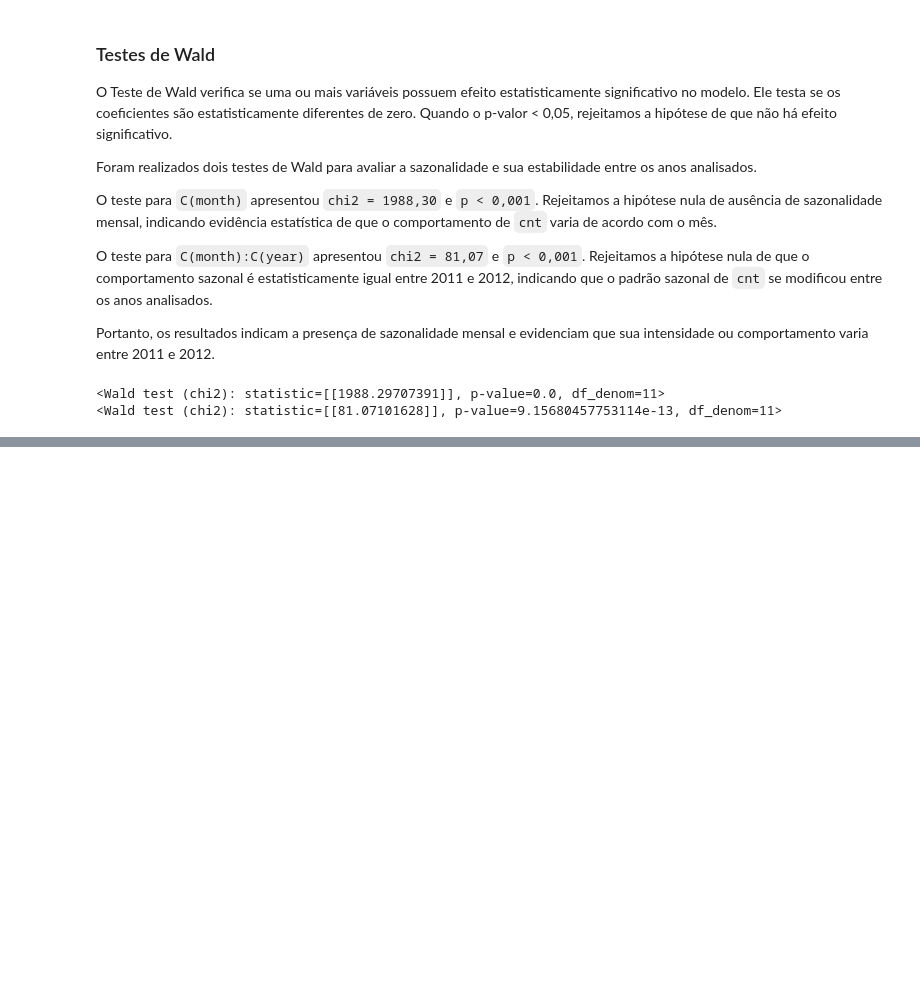
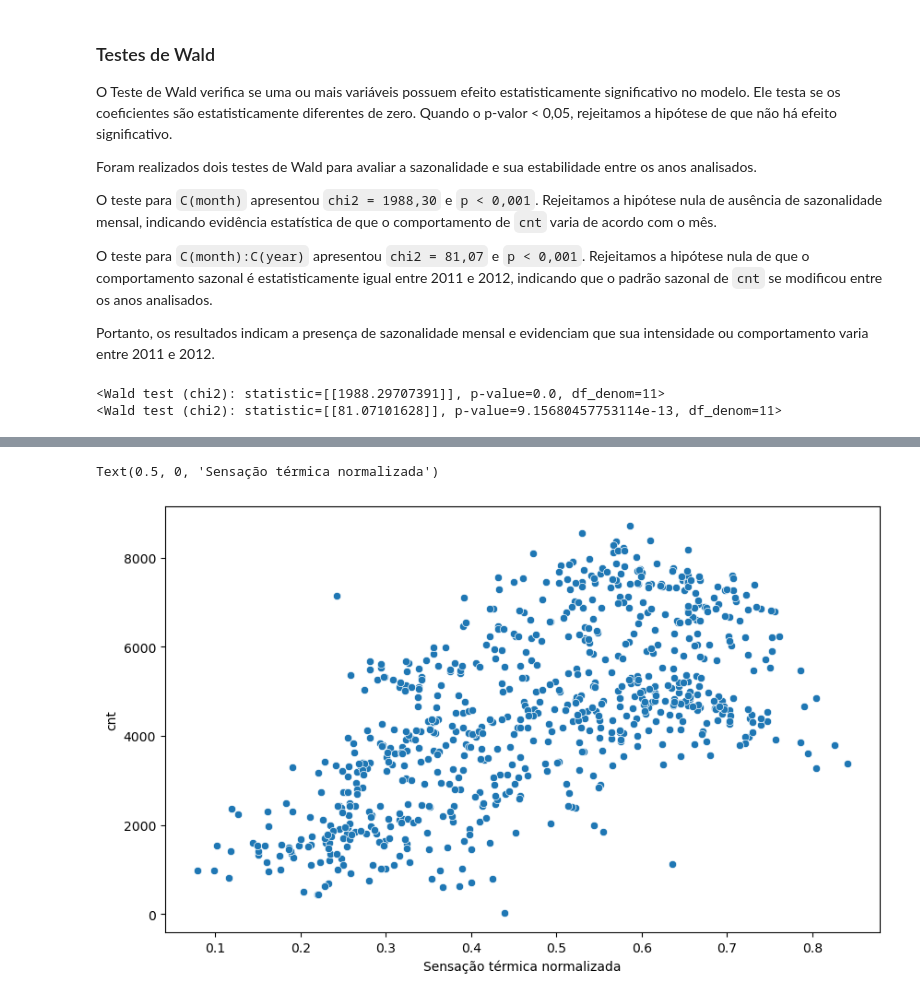
Before and after one commit to igao01/ds_bike_sharing, a Jupyter notebook: notebooks/02_EDA_bike_sharing.ipynb, the cells around one changed output, grey strips where cells are left out. Saved outputs shown, nothing was run; the diff lists cells and outputs as text; code cells hidden in the pictures; blank space fills up the shorter version.

```diff
--- a/notebooks/02_EDA_bike_sharing.ipynb
+++ b/notebooks/02_EDA_bike_sharing.ipynb
@@ -521,0 +587,7 @@ print(wald_interaction)
+# %%
+plt.figure(figsize=(10,6))
+sns.scatterplot(data=df_daily, x='feeling_temp', y=TARGET_COLUMN)
+plt.xlabel('Sensação térmica normalizada')
+# %% [output]
+Text(0.5, 0, 'Sensação térmica normalizada')
+[figure, added]
```
Also changed, not shown: parts of 32 cells of this notebook, 2 other files.
